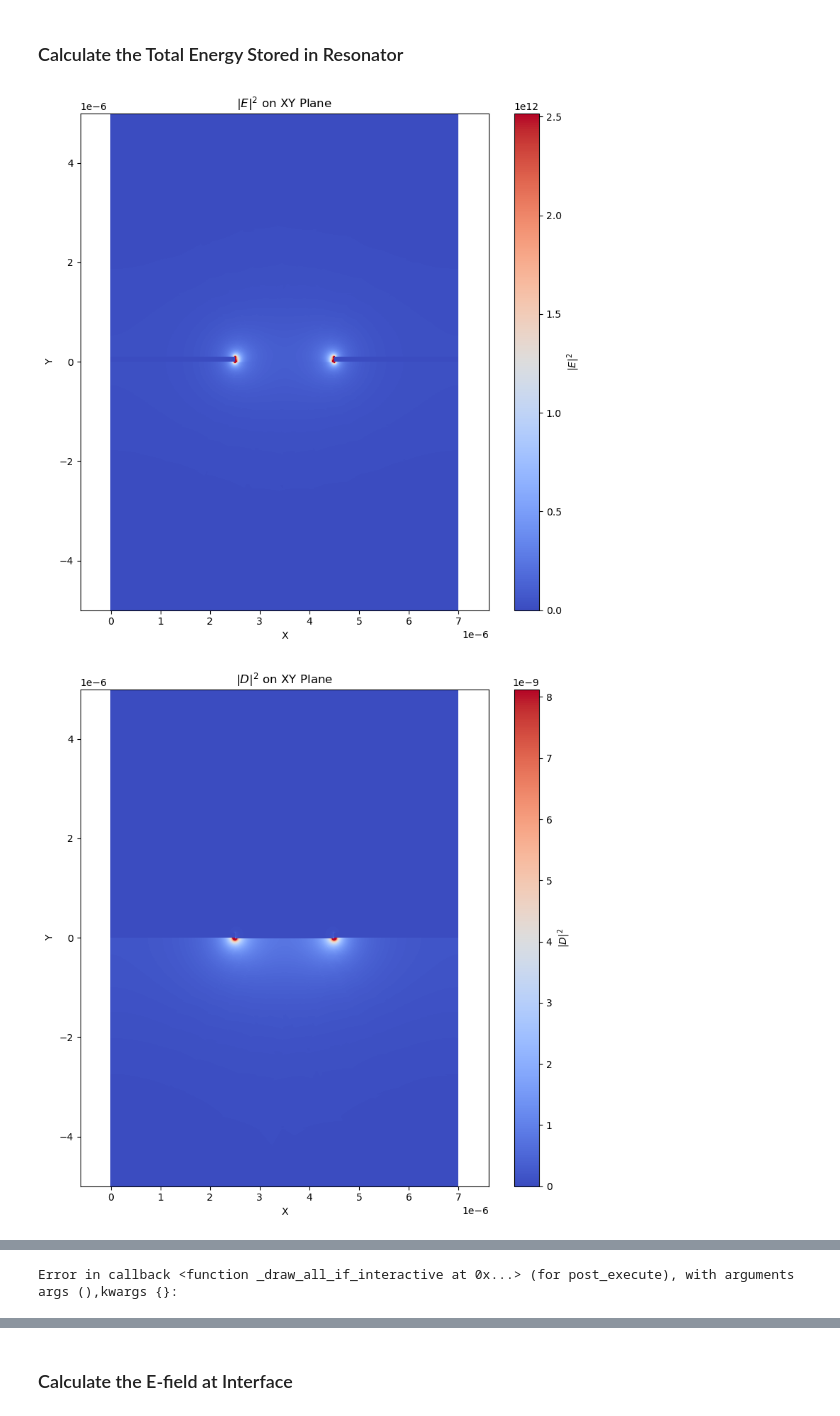
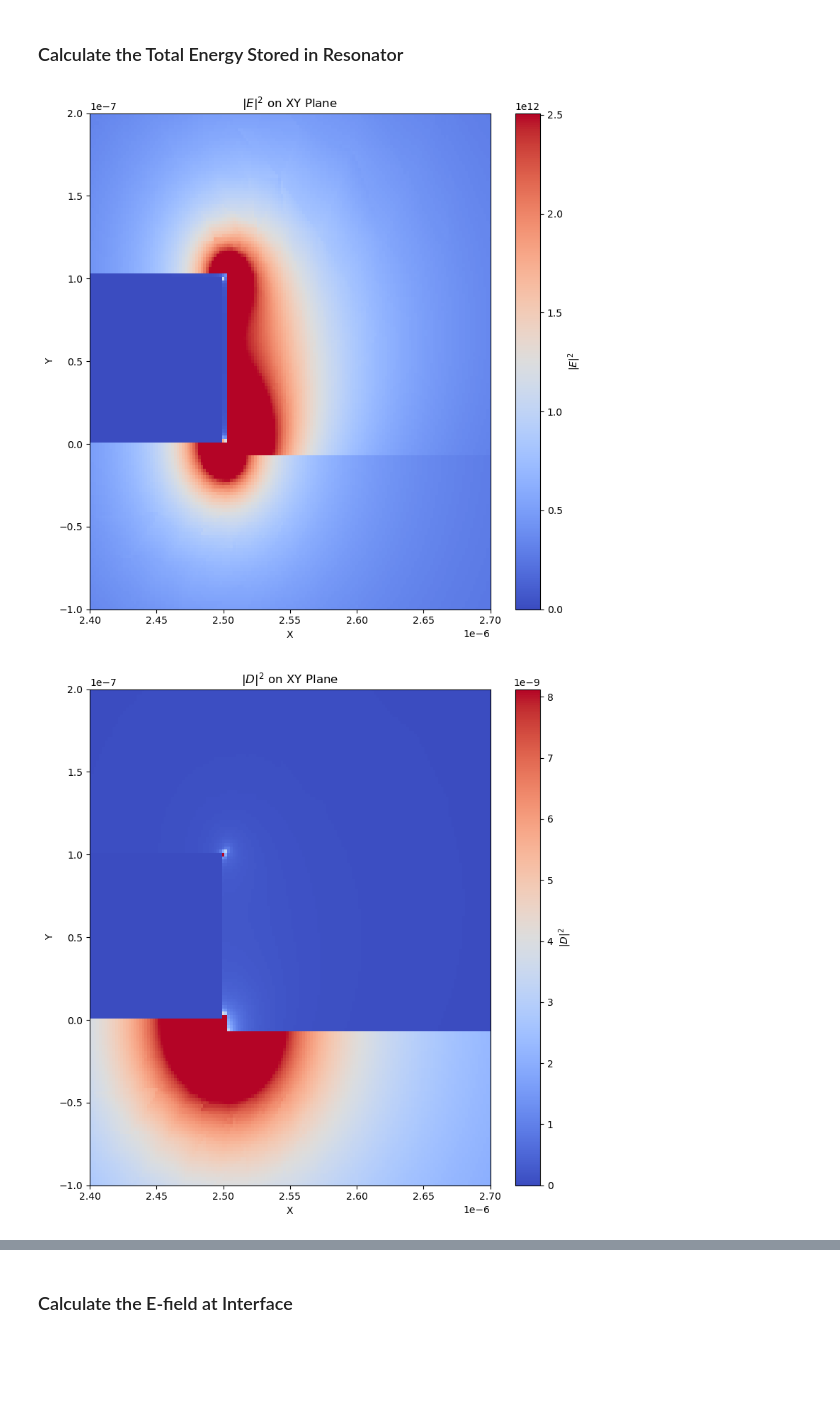
Before and after one commit to WeiRenSyong/Participation_Ratio_Calculation, a Jupyter notebook: Participation_Ratios_Calculation.ipynb, the cells around one changed output, grey strips where cells are left out. Drawn from its saved outputs; the diff is of its cells as text; code cells hidden in the pictures; blank space fills up the shorter version.

Commit message:
Correction some function and plotting

```diff
--- a/Participation_Ratios_Calculation.ipynb
+++ b/Participation_Ratios_Calculation.ipynb
@@ -9,16 +9,16 @@ import pandas as pd
 # %%
 # Define folder and file name separately
 folder = r'C:\Users\user\Desktop\CU Boulder Life\博二下\McRae_Lab\Ring Resonators in a Coffin-style Microwave Package\Apr_16_Cross_Section\follow_paper'
-efile = r'E_sq_halfview_0P001um'
-dfile = r'D_sq_halfview_0P001um'
+efile = r'E_sq_halfview_0P002um'
+dfile = r'D_sq_halfview_0P002um'
 
 efile_path = os.path.join(folder, efile)
 dfile_path = os.path.join(folder, dfile)
 
 
 # Load data (skip header rows)
-edata = np.loadtxt(os.path.join(folder, efile), skiprows=2)
-ddata = np.loadtxt(os.path.join(folder, dfile), skiprows=2)
+edata = np.loadtxt(efile_path, skiprows=2)
+ddata = np.loadtxt(dfile_path, skiprows=2)
 
 # Extract X, Y (assuming identical grid)
 x = edata[:, 0]
@@ -37,9 +37,13 @@ y_unique = np.unique(y)
 x_index = {val: i for i, val in enumerate(x_unique)}
 y_index = {val: i for i, val in enumerate(y_unique)}
 # %%
+# Create meshgrid
+X, Y = np.meshgrid(x_unique, y_unique)
+
 ####################
 #### Plot |E|^2 ####
 ####################
+
 # Create a mapping from (x, y) for plotting |E|²
 E2 = np.full((len(y_unique), len(x_unique)), np.nan)
 
@@ -47,9 +51,6 @@ for xi, yi, ei in zip(x, y, e2):
     i = y_index[yi]
     j = x_index[xi]
     E2[i, j] = ei
-
-# Create meshgrid
-X, Y = np.meshgrid(x_unique, y_unique)
 
 # Clip color scale
 vmin = 0
@@ -62,7 +63,9 @@ plt.xlabel('X')
 plt.ylabel('Y')
 plt.title(r'$|E|^2$ on XY Plane')
 plt.colorbar(label=r'$|E|^2$')
-plt.axis('equal')
+plt.xlim([2.4E-6, 2.7E-6])
+plt.ylim([-0.1E-6, 0.2E-6])
+# plt.axis('equal')
 plt.tight_layout()
 plt.show()
 
@@ -77,9 +80,6 @@ for xi, yi, di in zip(x, y, d2):
     j = x_index[xi]
     D2[i, j] = di
 
-# Create meshgrid
-X, Y = np.meshgrid(x_unique, y_unique)
-
 # Clip color scale
 vmin = 0
 vmax = np.nanpercentile(D2, 99.99)
@@ -91,7 +91,9 @@ plt.xlabel('X')
 plt.ylabel('Y')
 plt.title(r'$|D|^2$ on XY Plane')
 plt.colorbar(label=r'$|D|^2$')
-plt.axis('equal')
+plt.xlim([2.4E-6, 2.7E-6])
+plt.ylim([-0.1E-6, 0.2E-6])
+# plt.axis('equal')
 plt.tight_layout()
 plt.show()
 
@@ -99,36 +101,35 @@ plt.show()
 ######################
 #### Plot epsilon ####
 ######################
 # Create a 2D grid to hold the epsilon values (initialized to NaN)
 epsilon_0 = 8.85E-12 # in F/m
 # Calculate epsilon_r as 1D array
 epsilon_r = epsilon/ epsilon_0  # make sure epsilon_values is already calculated
 
 epsilon_r_grid = np.full((len(y_unique), len(x_unique)), np.nan)
 
 # Map (x, y) → epsilon values
 for xi, yi, eps_r_i in zip(x, y, epsilon_r):  # <- use the correct 1D array name
     i = y_index[yi]
     j = x_index[xi]
     epsilon_r_grid[i, j] = eps_r_i
 
-# Create meshgrid
-X, Y = np.meshgrid(x_unique, y_unique)
-
 # Clip color scale
 vmin = 0
 vmax = np.nanpercentile(epsilon_r_grid, 99.99)
 
 # Plot
 plt.figure(figsize=(8, 8))
 plt.pcolormesh(X, Y, epsilon_r_grid, shading='auto', cmap='coolwarm', vmin=vmin, vmax=vmax)
 plt.xlabel('X')
 plt.ylabel('Y')
 plt.title(r'$\epsilon_r$ on XY Plane')
 plt.colorbar(label=r'$\epsilon_r$')
-plt.axis('equal')
+plt.xlim([2.4E-6, 2.7E-6])
+plt.ylim([-0.1E-6, 0.2E-6])
+# plt.axis('equal')
 plt.tight_layout()
 plt.show()
 # %% [output]
-[figure, old version]
+[figure, new version]
-[figure, old version]
+[figure, new version]
@@ -139 +135,0 @@ ParseException: Expected end of text, found '$'  (at char 0), (line:1, col:1)
-Error in callback <function _draw_all_if_interactive at 0x...> (for post_execute), with arguments args (),kwargs {}:
```
Also changed, not shown: parts of 6 cells of this notebook.
